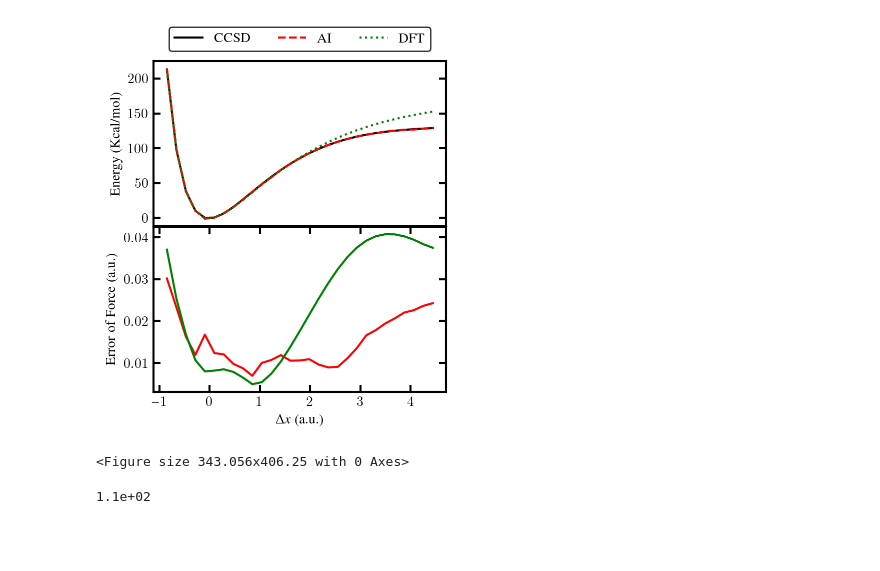
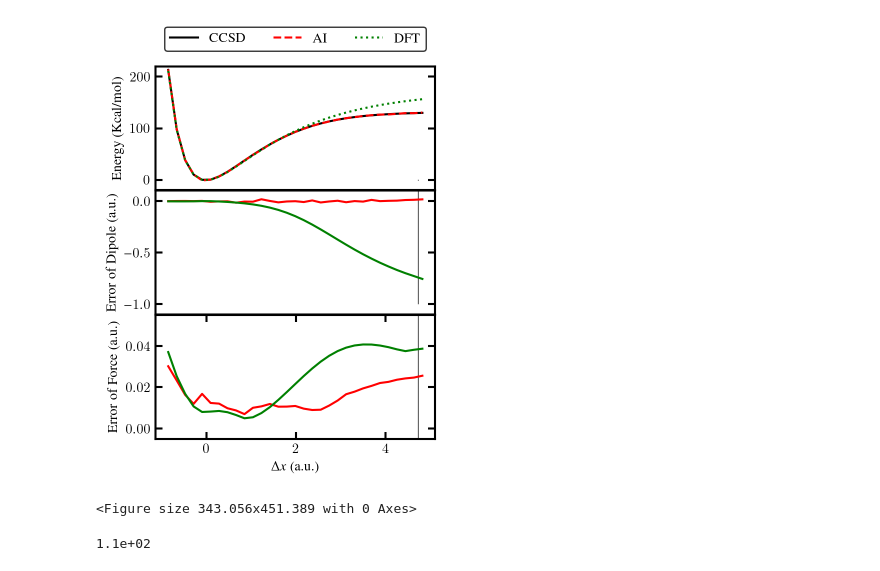
Before and after one commit to chem12346789/ai-dft, a Jupyter notebook: jupyter-notebook/veiw_data_surface.ipynb, the cells around one changed output. Cells and saved outputs as stored; diff of their text form; code cells hidden in the pictures; blank space fills up the shorter version.

```diff
--- a/jupyter-notebook/veiw_data_surface.ipynb
+++ b/jupyter-notebook/veiw_data_surface.ipynb
@@ -62,7 +62,7 @@ rcParams["xtick.major.width"] = 1.5
 rcParams["ytick.minor.width"] = 1.5
 rcParams["ytick.major.width"] = 1.5
 
-plt.rcParams["figure.figsize"] = np.array([0.95, 1.125]) * 520 / 2 / 72
+plt.rcParams["figure.figsize"] = np.array([0.95, 1.25]) * 520 / 2 / 72
 
 
 data_dft = pd.read_csv(f"../validate/tz_dft")
@@ -71,7 +71,7 @@ angtoau = 0.52917721067
 
 for dict_ in [TRAIN_STR_DICT, EVAL_STR_DICT]:
     for i_name in dict_:
-        axes_shape = (2, 1)
+        axes_shape = (3, 1)
         f, axes = plt.subplots(*axes_shape)
         if not isinstance(axes, np.ndarray):
             print("Not an array")
@@ -79,10 +79,10 @@ for dict_ in [TRAIN_STR_DICT, EVAL_STR_DICT]:
         elif len(axes.shape) == 1:
             axes = axes.reshape(*axes_shape)
 
-        begin_y = 0.1
-        end_y = 0.9125
+        begin_y = 0.075
+        end_y = 0.9
         int_y = 0.00125
-        begin_x = 0.1375
+        begin_x = 0.175
         end_x = 0.99
         int_x = 0.00125
         end_x += int_x
@@ -97,6 +97,13 @@ for dict_ in [TRAIN_STR_DICT, EVAL_STR_DICT]:
 
         for i in range(shapexy[0]):
             for j in range(shapexy[1]):
+                axes[i][j].vlines(
+                    2.5 / angtoau,
+                    -1,
+                    1,
+                    color="k",
+                    linewidth=0.5,
+                )
                 axes[i][j].set_position(
                     [
                         inter_x[j],
@@ -114,7 +121,8 @@ for dict_ in [TRAIN_STR_DICT, EVAL_STR_DICT]:
 
         axes = axes[::-1, :]
 
-        model_number = f"ccdft_2024-09-03-16-44-05_64_4_-1"
+        # model_number = f"ccdft_2024-09-03-16-44-05_64_4_-1"
+        model_number = f"ccdft_2024-09-03-16-44-05_64_4_-1_methane"
 
         load_name = f"../validate/{model_number}"
         load_path = Path(f"{load_name}")
@@ -158,50 +166,80 @@ for dict_ in [TRAIN_STR_DICT, EVAL_STR_DICT]:
             color="g",
         )
 
-        error_force_x_scf = (
+        dipole_diff_scf = (
+            data_tmp["dipole_x_diff_scf"]
+            + data_tmp["dipole_y_diff_scf"]
+            + data_tmp["dipole_z_diff_scf"]
+        )
+        dipole_diff_dft = (
+            data_tmp["dipole_x_diff_dft"]
+            + data_tmp["dipole_y_diff_dft"]
+            + data_tmp["dipole_z_diff_dft"]
+        )
+
+        axes[1, 0].plot(
+            name_list[cut_off],
+            dipole_diff_scf[cut_off],
+            label=("Error" + i_name + " AI"),
+            color="r",
+        )
+        axes[1, 0].plot(
+            name_list[cut_off],
+            dipole_diff_dft[cut_off],
+            label=("Error" + i_name + " DFT"),
+            color="g",
+        )
+
+        error_force_scf = (
             data_tmp["error_force_x_scf"]
             + data_tmp["error_force_y_scf"]
             + data_tmp["error_force_z_scf"]
         )
-        error_force_x_dft = (
+        error_force_dft = (
             data_tmp["error_force_x_dft"]
             + data_tmp["error_force_y_dft"]
             + data_tmp["error_force_z_dft"]
         )
 
-        axes[1, 0].plot(
+        axes[2, 0].plot(
             name_list[cut_off],
-            error_force_x_scf[cut_off],
+            error_force_scf[cut_off],
             label=("Error" + i_name + " AI"),
             color="r",
         )
-        axes[1, 0].plot(
+        axes[2, 0].plot(
             name_list[cut_off],
-            error_force_x_dft[cut_off],
+            error_force_dft[cut_off],
             label=("Error" + i_name + " DFT"),
             color="g",
         )
 
         axes[0, 0].set_xticks([])
+        axes[1, 0].set_xticks([])
+        axes[0, 0].set_ylim(-20, 220)
+        axes[1, 0].set_ylim(-1.1, 0.1)
+        axes[2, 0].set_ylim(-0.005,0.055)
         axes[0, 0].set_ylabel("Energy (Kcal/mol)")
-        axes[1, 0].set_ylabel("Error of Force (a.u.)")
-        axes[1, 0].set_xlabel(r"$\Delta x$ (a.u.)")
+        axes[1, 0].set_ylabel("Error of Dipole (a.u.)")
+        axes[2, 0].set_ylabel("Error of Force (a.u.)")
+        axes[2, 0].set_xlabel(r"$\Delta x$ (a.u.)")
         axes[0, 0].legend(
             loc="upper center",
-            bbox_to_anchor=(0.5, 1.25),
+            bbox_to_anchor=(0.5, 1.375),
             ncol=3,
             fancybox=True,
             edgecolor="k",
         )
         # for i_col in range(1):
         #     axes[0, i_col].set_ylim(-8, 88)
 
         plt.savefig(f"../manu/figures/{model_number}.pdf")
+        plt.savefig(f"../manu/figures/{model_number}.png")
         plt.show()
         plt.clf()
 # %% [output]
-[figure, old version]
+[figure, new version]
-<Figure size 343.056x406.25 with 0 Axes>
+<Figure size 343.056x451.389 with 0 Axes>
 # %%
 # ((data_loss_scf_ene - data_loss_cc_ene)[name_list == 0]).values[0]
 # name_list
```
Also changed, not shown: 1 other file.
